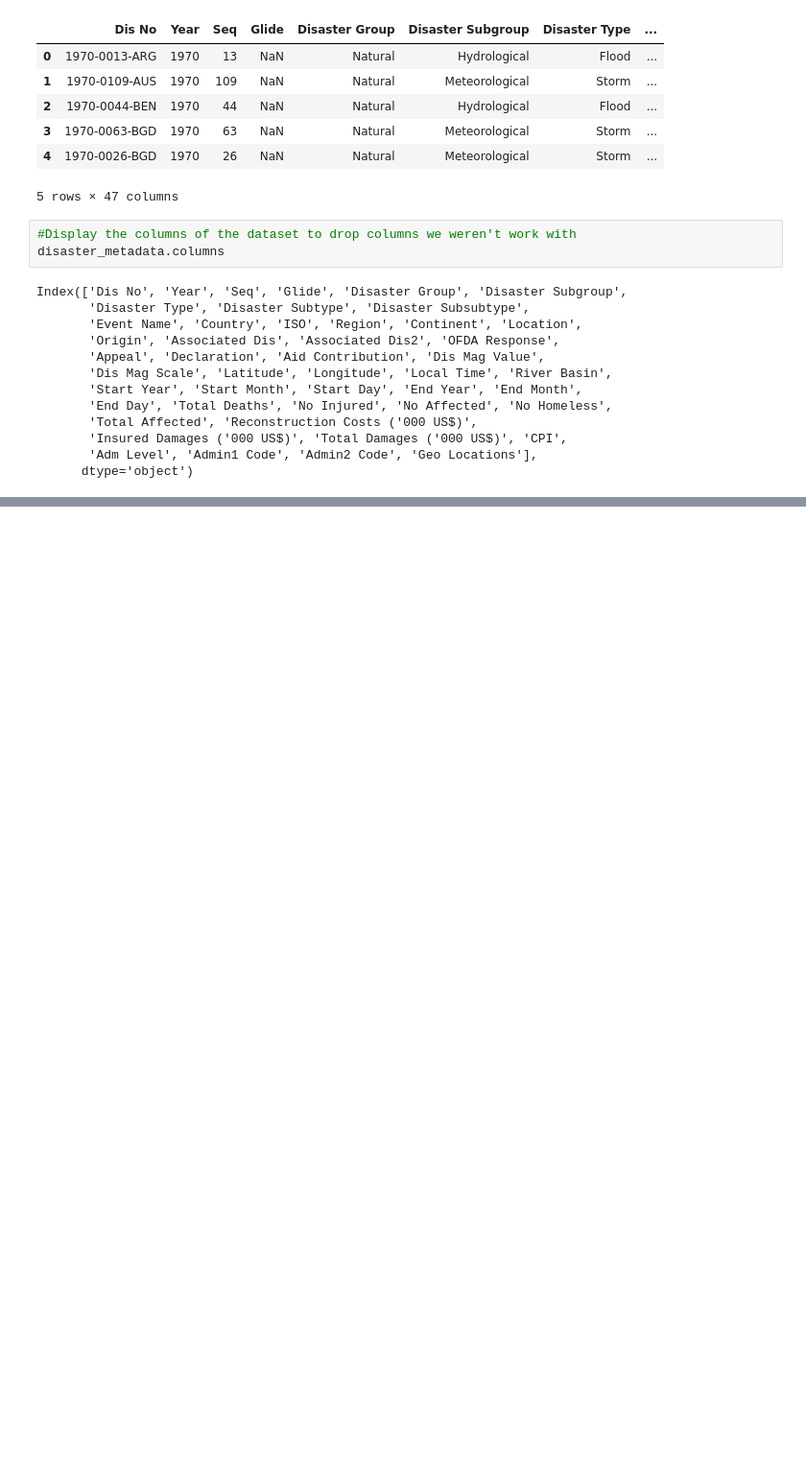
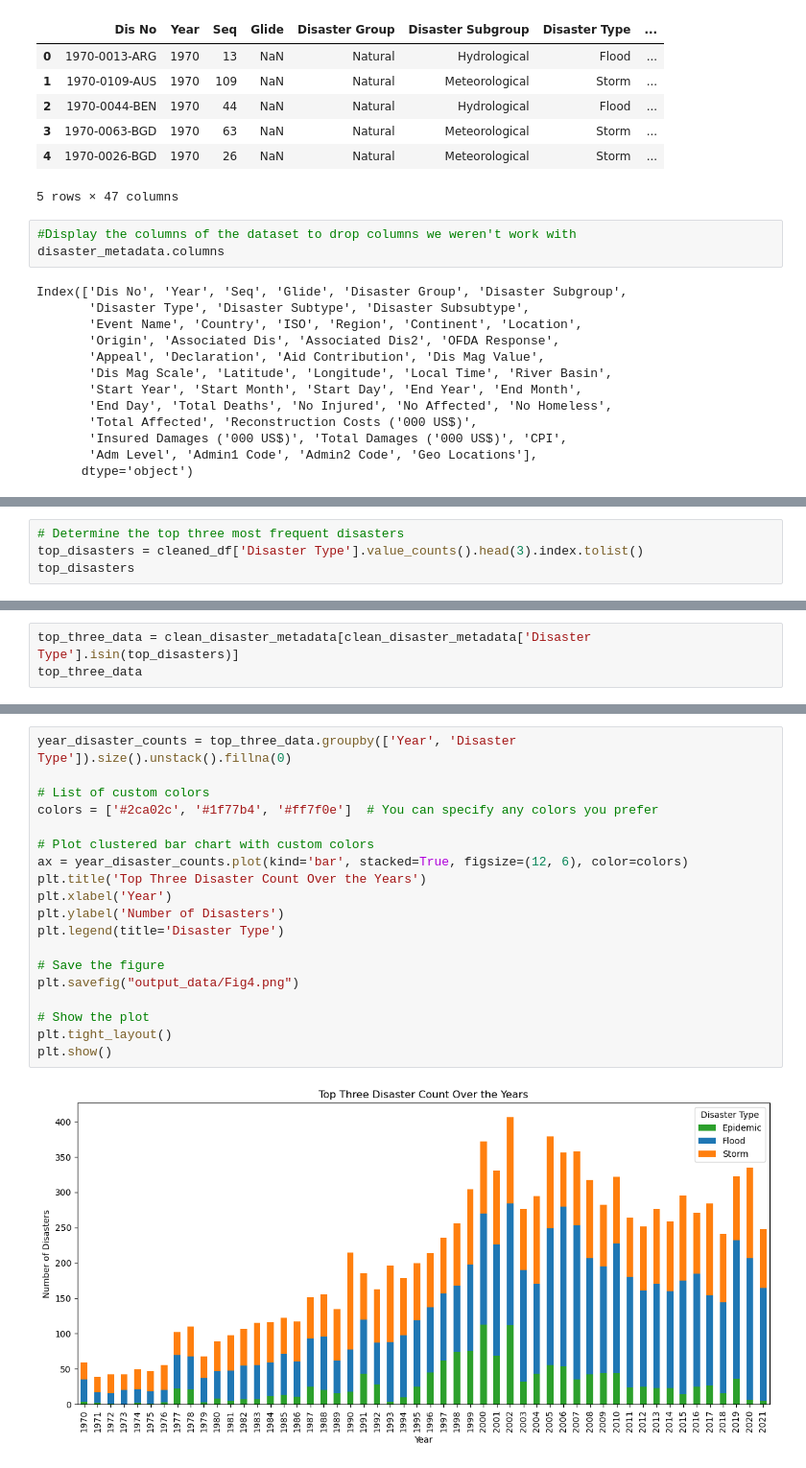
Before and after one commit to SaraJZ95/Global_Natural_Disasters-Analysis-Project-, a Jupyter notebook: main.ipynb, the cells around one changed output, grey strips where cells are left out. Shown at 96% size. Drawn from its saved outputs; the diff is of its cells as text; blank space fills up the shorter version.

```diff
--- a/main.ipynb
+++ b/main.ipynb
@@ -113,0 +99,4 @@ array(['Flood', 'Storm', 'Drought', 'Landslide', 'Earthquake', 'Epidemic',
+# %%
+# Determine the top three most frequent disasters
+top_disasters = cleaned_df['Disaster Type'].value_counts().head(3).index.tolist()
+top_disasters
@@ -113,0 +105,3 @@ array(['Flood', 'Storm', 'Drought', 'Landslide', 'Earthquake', 'Epidemic',
+# %%
+top_three_data = clean_disaster_metadata[clean_disaster_metadata['Disaster Type'].isin(top_disasters)]
+top_three_data
@@ -113,0 +242,21 @@ array(['Flood', 'Storm', 'Drought', 'Landslide', 'Earthquake', 'Epidemic',
+# %%
+year_disaster_counts = top_three_data.groupby(['Year', 'Disaster Type']).size().unstack().fillna(0)
+
+# List of custom colors
+colors = ['#2ca02c', '#1f77b4', '#ff7f0e']  # You can specify any colors you prefer
+
+# Plot clustered bar chart with custom colors
+ax = year_disaster_counts.plot(kind='bar', stacked=True, figsize=(12, 6), color=colors)
+plt.title('Top Three Disaster Count Over the Years')
+plt.xlabel('Year')
+plt.ylabel('Number of Disasters')
+plt.legend(title='Disaster Type')
+
+# Save the figure
+plt.savefig("output_data/Fig4.png")
+
+# Show the plot
+plt.tight_layout()
+plt.show()
+# %% [output]
+[figure, added]
```
Also changed, not shown: parts of 28 cells of this notebook, 11 other files.
